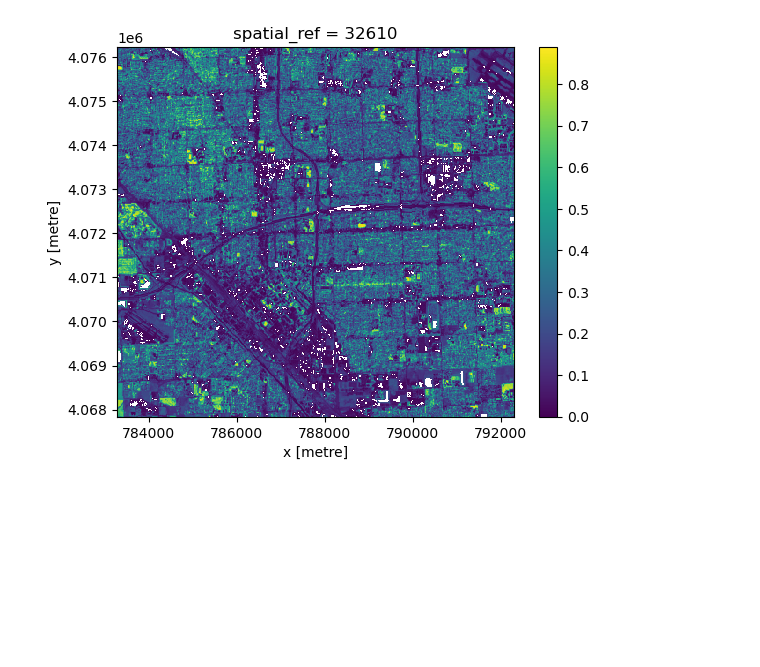
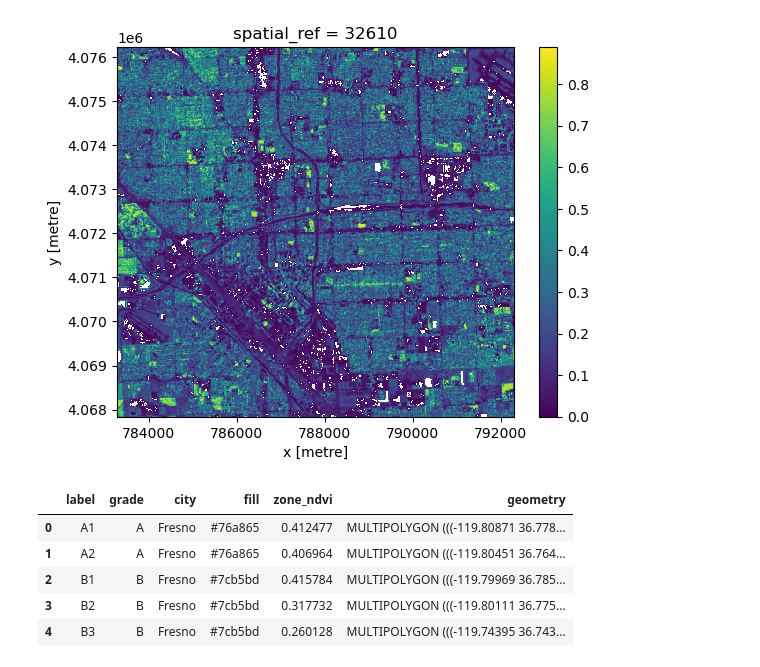
Before and after one commit to espm-157/Final-Luis, a Jupyter notebook: notebook.ipynb, the cells around one changed output. Drawn from its saved outputs; the diff is of its cells as text; code cells hidden in the pictures; blank space fills up the shorter version.

Commit message:
Fresno info

```diff
--- a/notebook.ipynb
+++ b/notebook.ipynb
@@ -252,3 +252,22 @@ ndvi4326.rio.to_raster(
     driver="COG",
     compress="deflate"
 )
+# %%
+# --- Zonal NDVI statistics for each HOLC polygon ---
+fresno_stats = exact_extract(
+    "fresno_ndvi.tif",
+    fresno,
+    ["mean"],
+    include_geom=True,
+    include_cols=["label", "grade", "city", "fill"],
+    output="pandas"
+).rename(columns={"mean": "zone_ndvi"})
+
+fresno_stats.head()
+# %% [output]
+|  | label | grade | city | fill | zone_ndvi | geometry |
+| 0 | A1 | A | Fresno | #76a865 | 0.412477 | MULTIPOLYGON (((-119.80871 36.778... |
+| 1 | A2 | A | Fresno | #76a865 | 0.406964 | MULTIPOLYGON (((-119.80451 36.764... |
+| 2 | B1 | B | Fresno | #7cb5bd | 0.415784 | MULTIPOLYGON (((-119.79969 36.785... |
+| 3 | B2 | B | Fresno | #7cb5bd | 0.317732 | MULTIPOLYGON (((-119.80111 36.775... |
+| 4 | B3 | B | Fresno | #7cb5bd | 0.260128 | MULTIPOLYGON (((-119.74395 36.743... |
```
Also changed, not shown: parts of 2 cells of this notebook.
